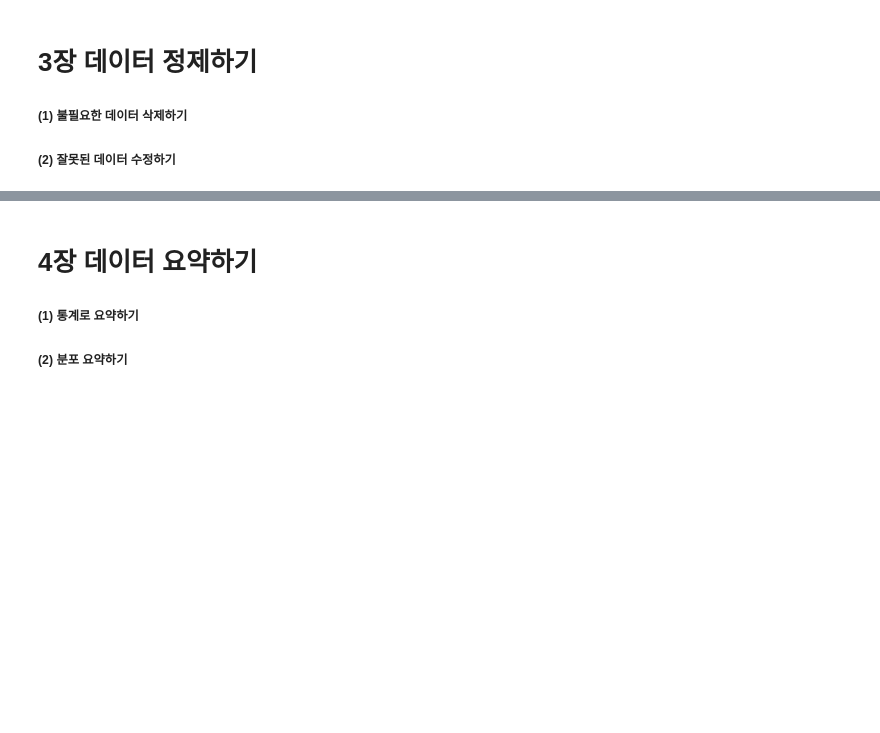
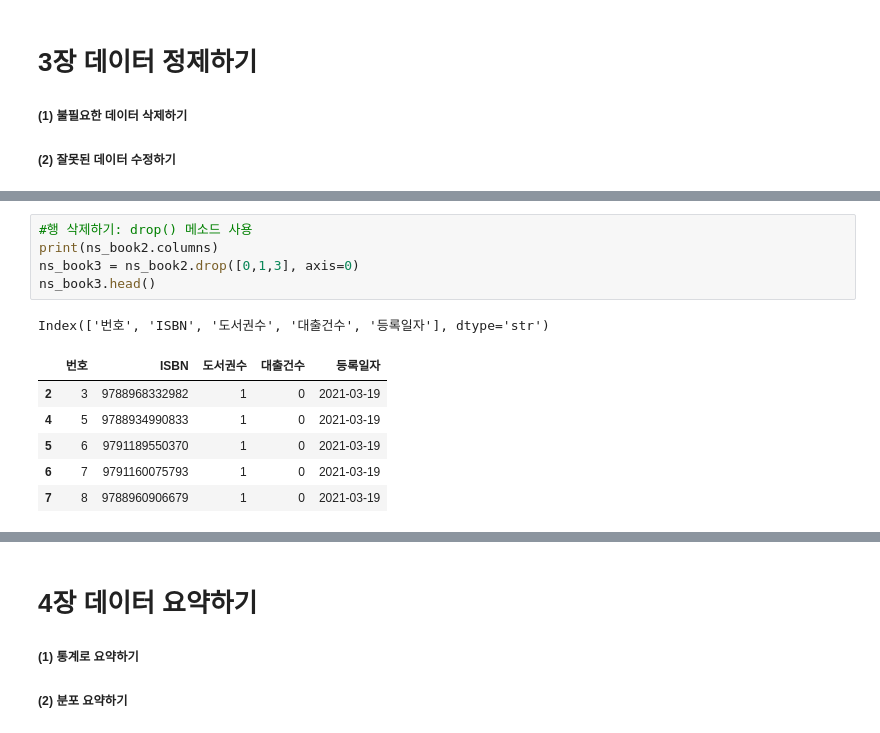
Before and after one commit to yccho1004/pythonBasic, a Jupyter notebook: HonGong-DataAnalysis_py/basics_DA.ipynb, the cells around one changed output, grey strips where cells are left out. Drawn from its saved outputs; the diff is of its cells as text; blank space fills up the shorter version.

```diff
--- a/HonGong-DataAnalysis_py/basics_DA.ipynb
+++ b/HonGong-DataAnalysis_py/basics_DA.ipynb
@@ -227,0 +284,13 @@ from bs4 import BeautifulSoup
+# %%
+#행 삭제하기: drop() 메소드 사용
+print(ns_book2.columns)
+ns_book3 = ns_book2.drop([0,1,3], axis=0)
+ns_book3.head()
+# %% [output]
+Index(['번호', 'ISBN', '도서권수', '대출건수', '등록일자'], dtype='str')
+|  | 번호 | ISBN | 도서권수 | 대출건수 | 등록일자 |
+| 2 | 3 | 9788968332982 | 1 | 0 | 2021-03-19 |
+| 4 | 5 | 9788934990833 | 1 | 0 | 2021-03-19 |
+| 5 | 6 | 9791189550370 | 1 | 0 | 2021-03-19 |
+| 6 | 7 | 9791160075793 | 1 | 0 | 2021-03-19 |
+| 7 | 8 | 9788960906679 | 1 | 0 | 2021-03-19 |
```
Also changed, not shown: parts of 16 cells of this notebook, 2 other files.
